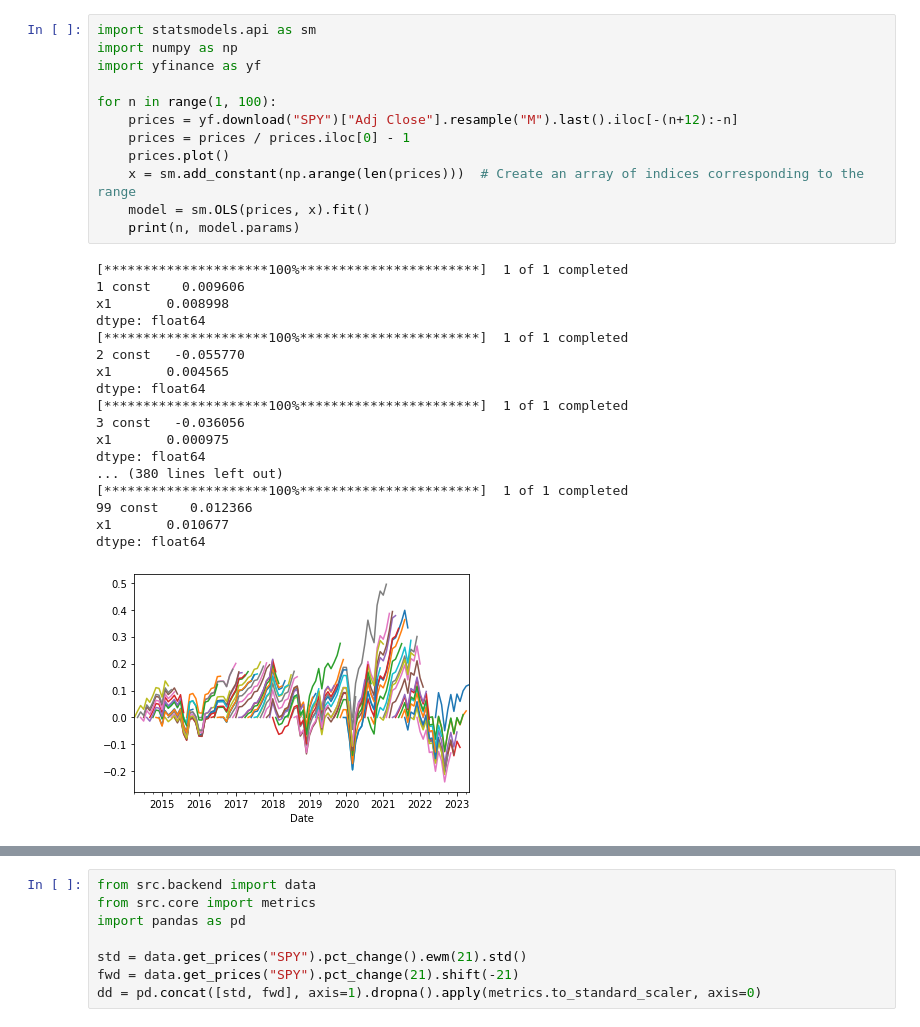
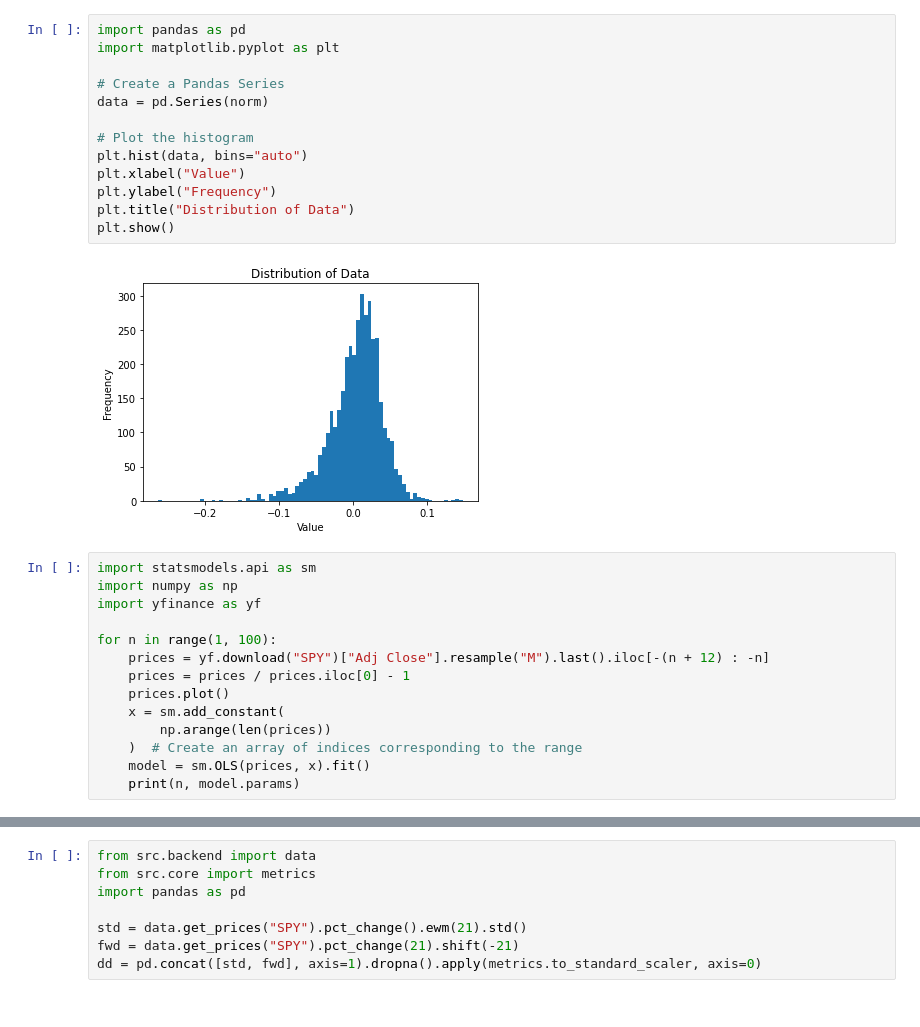
Before and after one commit to HTF1125/RobertLab, a Jupyter notebook: test.ipynb, the cells around one changed output, grey strips where cells are left out. Saved outputs shown, nothing was run; the diff lists cells and outputs as text.

```diff
--- a/test.ipynb
+++ b/test.ipynb
@@ -5,34 +115,32 @@ True
+# %%
+import pandas as pd
+import matplotlib.pyplot as plt
+
+# Create a Pandas Series
+data = pd.Series(norm)
+
+# Plot the histogram
+plt.hist(data, bins="auto")
+plt.xlabel("Value")
+plt.ylabel("Frequency")
+plt.title("Distribution of Data")
+plt.show()
+# %% [output]
+[figure, added]
 # %%
 import statsmodels.api as sm
 import numpy as np
 import yfinance as yf
 
 for n in range(1, 100):
-    prices = yf.download("SPY")["Adj Close"].resample("M").last().iloc[-(n+12):-n]
+    prices = yf.download("SPY")["Adj Close"].resample("M").last().iloc[-(n + 12) : -n]
     prices = prices / prices.iloc[0] - 1
     prices.plot()
-    x = sm.add_constant(np.arange(len(prices)))  # Create an array of indices corresponding to the range
+    x = sm.add_constant(
+        np.arange(len(prices))
+    )  # Create an array of indices corresponding to the range
     model = sm.OLS(prices, x).fit()
     print(n, model.params)
-# %% [output]
-[*********************100%***********************]  1 of 1 completed
-1 const    0.009606
-x1       0.008998
-dtype: float64
-[*********************100%***********************]  1 of 1 completed
-2 const   -0.055770
-x1       0.004565
-dtype: float64
-[*********************100%***********************]  1 of 1 completed
-3 const   -0.036056
-x1       0.000975
-dtype: float64
-... (380 lines left out)
-[*********************100%***********************]  1 of 1 completed
-99 const    0.012366
-x1       0.010677
-dtype: float64
-[figure, removed]
 # %%
 from src.core.strategies import MultiStrategy
 
```
Also changed, not shown: parts of 21 cells of this notebook, 31 other files.
